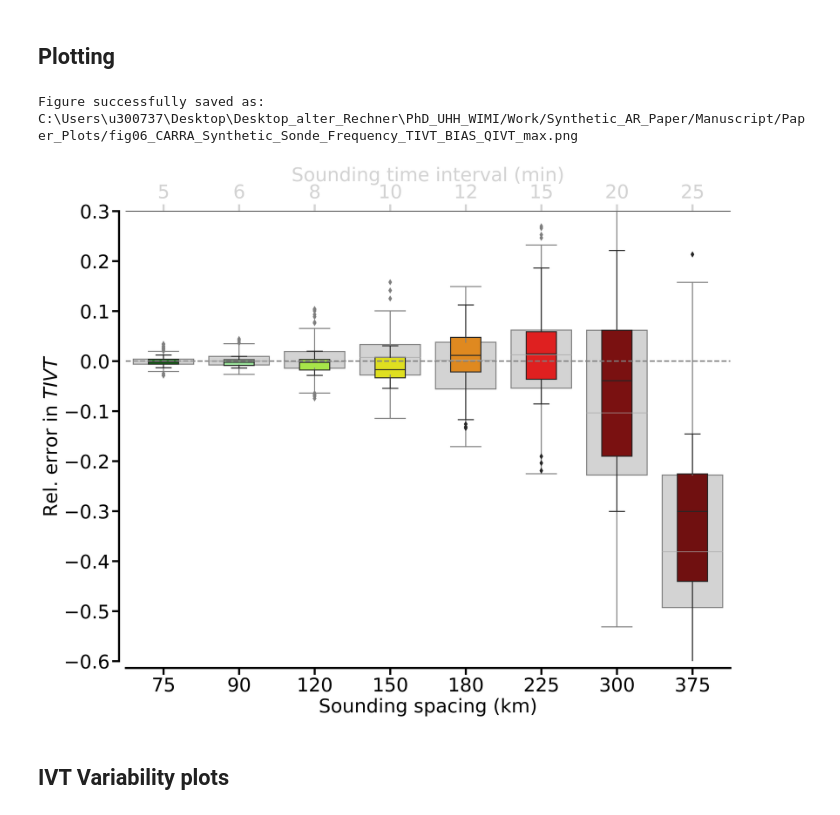
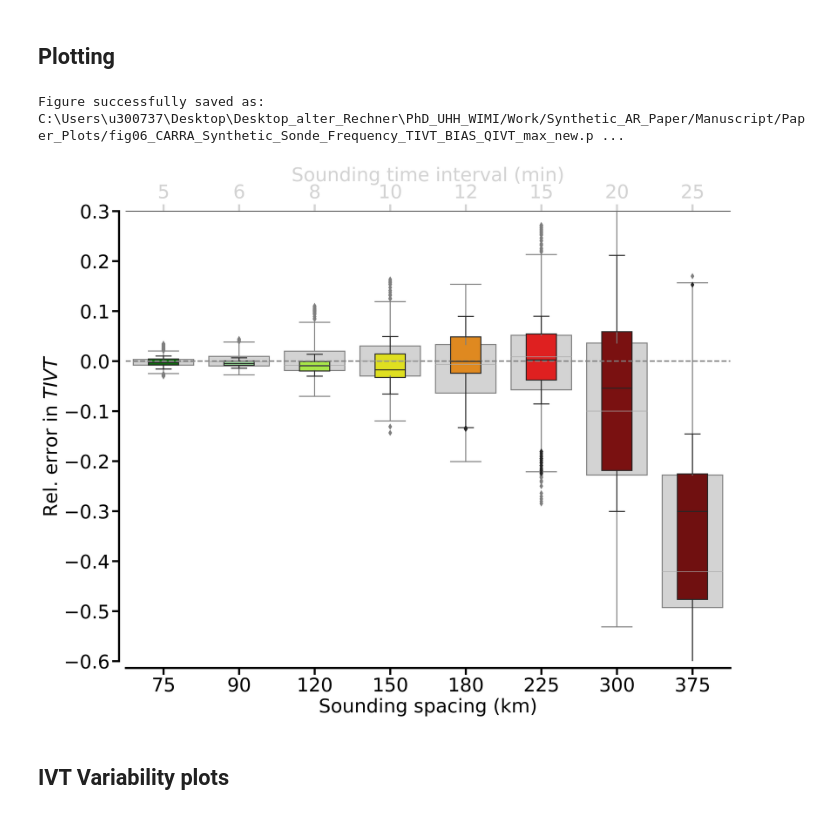
Before and after one commit to hdorff94/Synthetic_Airborne_Arctic_ARs, a Jupyter notebook: notebooks/TIVT_IVT_Variability_analysis.ipynb, the cells around one changed output. Saved outputs shown, nothing was run; the diff lists cells and outputs as text; code cells hidden in the pictures.

```diff
--- a/notebooks/TIVT_IVT_Variability_analysis.ipynb
+++ b/notebooks/TIVT_IVT_Variability_analysis.ipynb
@@ -76,7 +76,11 @@ from ivtvariability import IVT_variability
 # %% [markdown]
 ## Open IVT stats
 # %%
-ivt_stats_path="C://Users//u300737//Desktop//Desktop_alter_Rechner//PhD_UHH_WIMI//Work//GIT_Repository//Second_Synthetic_Study/data//"
+old_path=False
+if old_path:
+    ivt_stats_path="C://Users//u300737//Desktop//Desktop_alter_Rechner//PhD_UHH_WIMI//Work//GIT_Repository//Second_Synthetic_Study/data//TIVT_backup//"
+else:
+    ivt_stats_path="C://Users//u300737//Desktop//Desktop_alter_Rechner//PhD_UHH_WIMI//Work//GIT_Repository//Second_Synthetic_Study/data//"
 ivt_stats_file="IVT_Stats_Overall_all_RFs.csv"
 if os.path.exists(ivt_stats_path+ivt_stats_file):
     ivt_stats=pd.read_csv(ivt_stats_path+ivt_stats_file,index_col=0)
@@ -87,4 +91,6 @@ if os.path.exists(ivt_stats_path+ivt_stats_file):
     print("Relative IVT mean increase:" , ivt_stats["IVT_mean"].mean()/ivt_stats["IVT_mean_ERA"].mean())
     print("Relative IVT max increase:"  , ivt_stats["IVT_max"].mean()/ivt_stats["IVT_max_ERA"].mean())
     print("Relative IVT std increase:"  , ivt_stats["IVT_std"].mean()/ivt_stats["IVT_std_ERA"].mean())
+else:
+    raise FileNotFoundError()
 # %% [output]
@@ -110,7 +116,10 @@ for campaign in flight_dates.keys():
                              major_path=config_file["Data_Paths"]["campaign_path"],
                              aircraft="HALO",interested_flights=[flight],
                              instruments=["radar","radiometer","sonde"])
+
         TIVT_sounding_data_path=cmpgn_cls.campaign_data_path
+        if old_path:
+            TIVT_sounding_data_path+="TIVT_backup//"
         TIVT_sounding_inflow_filename="SAR_internal_"+flight+"_inflow_TIVT_Sonde_Resolution.csv"
         TIVT_sounding_outflow_filename="SAR_internal_"+flight+"_outflow_TIVT_Sonde_Resolution.csv"
         TIVT_dict[flight_dates[campaign][flight]+"_inflow"]=pd.read_csv(TIVT_sounding_data_path+\
@@ -196,36 +225,36 @@ for patch in strong_boxes.artists:
     patch.set_facecolor((r, g, b, .8))
 
 
 ax1.set_ylabel("Rel. error in $TIVT$")
 ax1.set_xlabel("Sounding spacing (km)")
 ax1.set_xticks([0,1,2,3,4,5,6,7])
 ax1.set_xticklabels([str(int(distances[d])) for d in range(distances.shape[0])])
 secax = ax1.secondary_xaxis('top')
 secax.set_xlabel("Sounding time interval (min)")
 secax.set_xticks([0,1,2,3,4,5,6,7])
 secax.set_xticklabels(["5","6","8","10","12","15","20","25"])
 secax.xaxis.label.set_color('lightgrey')
 secax.tick_params(axis='x', colors='lightgrey')
 for axis in ["left","bottom"]:
     ax1.spines[axis].set_linewidth(3)
     secax.spines[axis].set_linewidth(3)
     secax.xaxis.set_tick_params(width=3,length=10)
     ax1.xaxis.set_tick_params(width=3,length=10)
     ax1.yaxis.set_tick_params(width=3,length=10)
 #secax.xaxis.ticks.set_color('grey')
 
 #secax.set_xlabel('period [s]')
 sns.despine(offset=10)
 
 ax1.set_ylim([-0.6,0.3])
 fig_name="fig06_CARRA"+\
-    "_Synthetic_Sonde_Frequency_TIVT_BIAS_Q"+quantile_variable+".png"
+    "_Synthetic_Sonde_Frequency_TIVT_BIAS_Q"+quantile_variable+"_new.png"
 fig_path=major_path+"/Work/Synthetic_AR_Paper/Manuscript/Paper_Plots/"
 sonde_freq_fig.savefig(fig_path+fig_name,dpi=200,bbox_inches="tight")
 print("Figure successfully saved as: ",fig_path+fig_name)
 # %% [output]
-Figure successfully saved as:  C:\Users\u300737\Desktop\Desktop_alter_Rechner\PhD_UHH_WIMI/Work/Synthetic_AR_Paper/Manuscript/Paper_Plots/fig06_CARRA_Synthetic_Sonde_Frequency_TIVT_BIAS_QIVT_max.png
+Figure successfully saved as:  C:\Users\u300737\Desktop\Desktop_alter_Rechner\PhD_UHH_WIMI/Work/Synthetic_AR_Paper/Manuscript/Paper_Plots/fig06_CARRA_Synthetic_Sonde_Frequency_TIVT_BIAS_QIVT_max_new.p ...
-[figure, old version]
+[figure, new version]
 # %% [markdown]
 ## IVT Variability plots
 # %%
```
Also changed, not shown: parts of 2 cells of this notebook, 9 other files.
